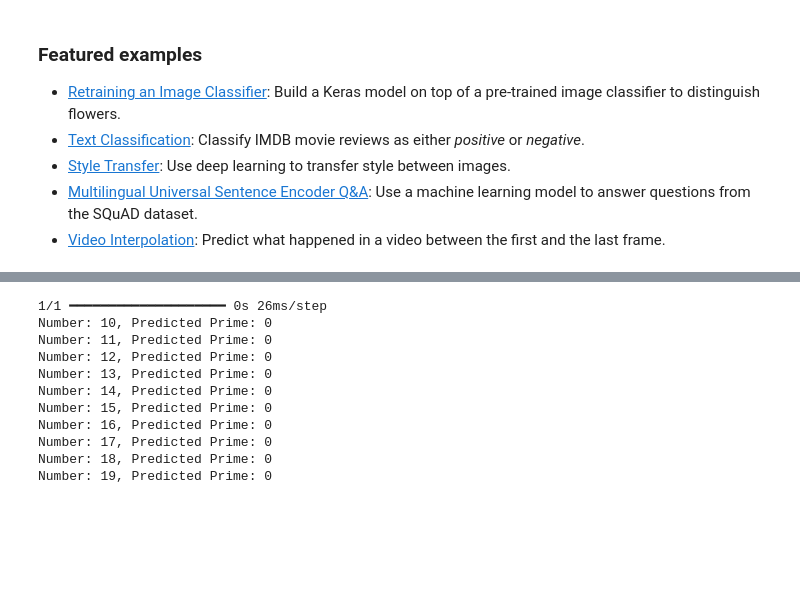
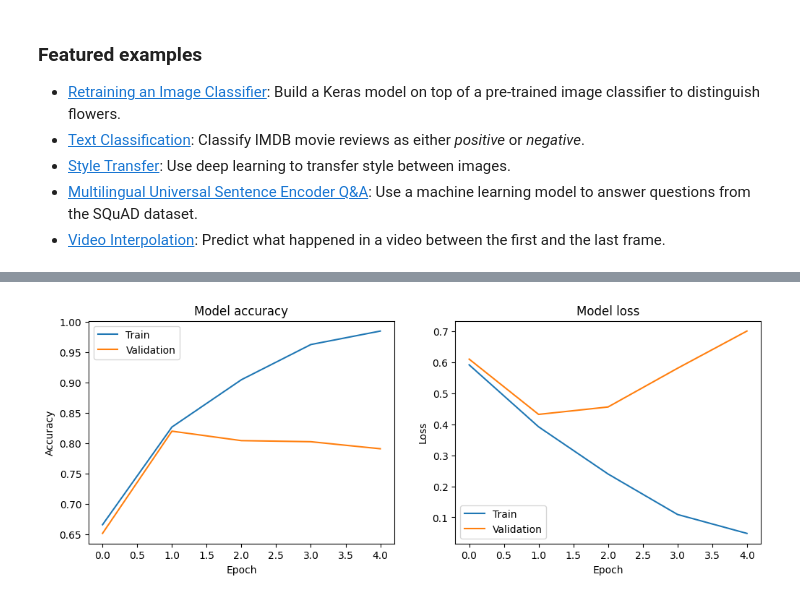
Before and after one commit to Jhansi-2004/DEEP-LEARNING, a Jupyter notebook: Welcome_To_Colab.ipynb, the cells around one changed output, grey strips where cells are left out. Drawn from its saved outputs; the diff is of its cells as text; code cells hidden in the pictures; blank space fills up the shorter version.

```diff
--- a/Welcome_To_Colab.ipynb
+++ b/Welcome_To_Colab.ipynb
@@ -313,0 +300,9 @@ model.compile(optimizer='adam', loss='binary_crossentropy', metrics=['accuracy']
+# %%
+# Load the IMDB dataset
+max_features = 10000  # Number of words to consider as features
+maxlen = 100  # Maximum length of sequences
+(x_train, y_train), (x_test, y_test) = imdb.load_data(num_words=max_features)
+
+# Pad sequences to ensure uniform input size
+x_train = pad_sequences(x_train, maxlen=maxlen)
+x_test = pad_sequences(x_test, maxlen=maxlen)
@@ -314,4 +312,10 @@ model.compile(optimizer='adam', loss='binary_crossentropy', metrics=['accuracy']
+# %%
+model = Sequential()
+model.add(Embedding(input_dim=max_features, output_dim=128, input_length=maxlen))
+model.add(SimpleRNN(64, activation='tanh'))
+model.add(Dense(1, activation='sigmoid'))
+
+model.compile(optimizer='adam', loss='binary_crossentropy', metrics=['accuracy'])
 # %%
-# Train the model
-model.fit(X, y, epochs=20, batch_size=10, validation_split=0.2)
+history = model.fit(x_train, y_train, epochs=5, batch_size=64, validation_split=0.2, verbose=1)
 # %% [output]
@@ -356,20 +332,24 @@ Number: 19, Predicted Prime: 0
-# %%
-# Test the model
-test_numbers = np.array([10, 11, 12, 13, 14, 15, 16, 17, 18, 19]).reshape(-1, 1)
-predictions = model.predict(test_numbers)
-
-# Print the results
-for i, number in enumerate(test_numbers.flatten()):
-    print(f"Number: {number}, Predicted Prime: {round(predictions[i][0])}")
-# %% [output]
-1/1 ━━━━━━━━━━━━━━━━━━━━ 0s 26ms/step
-Number: 10, Predicted Prime: 0
-Number: 11, Predicted Prime: 0
-Number: 12, Predicted Prime: 0
-Number: 13, Predicted Prime: 0
-Number: 14, Predicted Prime: 0
-Number: 15, Predicted Prime: 0
-Number: 16, Predicted Prime: 0
-Number: 17, Predicted Prime: 0
-Number: 18, Predicted Prime: 0
-Number: 19, Predicted Prime: 0
+# %%
+# Plot training & validation accuracy values
+plt.figure(figsize=(12, 4))
+
+plt.subplot(1, 2, 1)
+plt.plot(history.history['accuracy'])
+plt.plot(history.history['val_accuracy'])
+plt.title('Model accuracy')
+plt.xlabel('Epoch')
+plt.ylabel('Accuracy')
+plt.legend(['Train', 'Validation'])
+
+# Plot training & validation loss values
+plt.subplot(1, 2, 2)
+plt.plot(history.history['loss'])
+plt.plot(history.history['val_loss'])
+plt.title('Model loss')
+plt.xlabel('Epoch')
+plt.ylabel('Loss')
+plt.legend(['Train', 'Validation'])
+
+plt.show()
+# %% [output]
+[figure, added]
```
Also changed, not shown: parts of 14 cells of this notebook.
